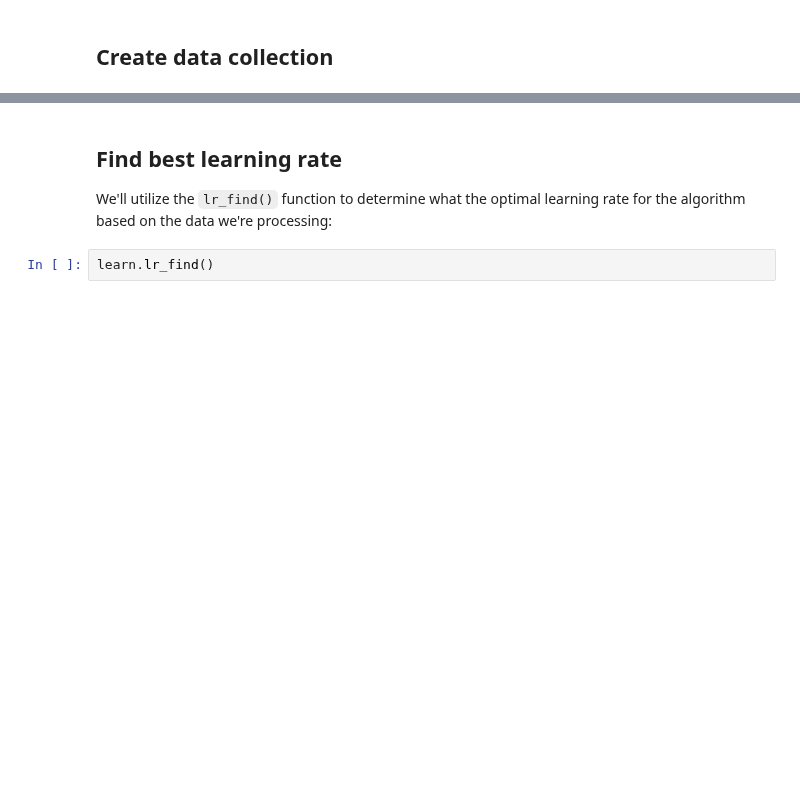
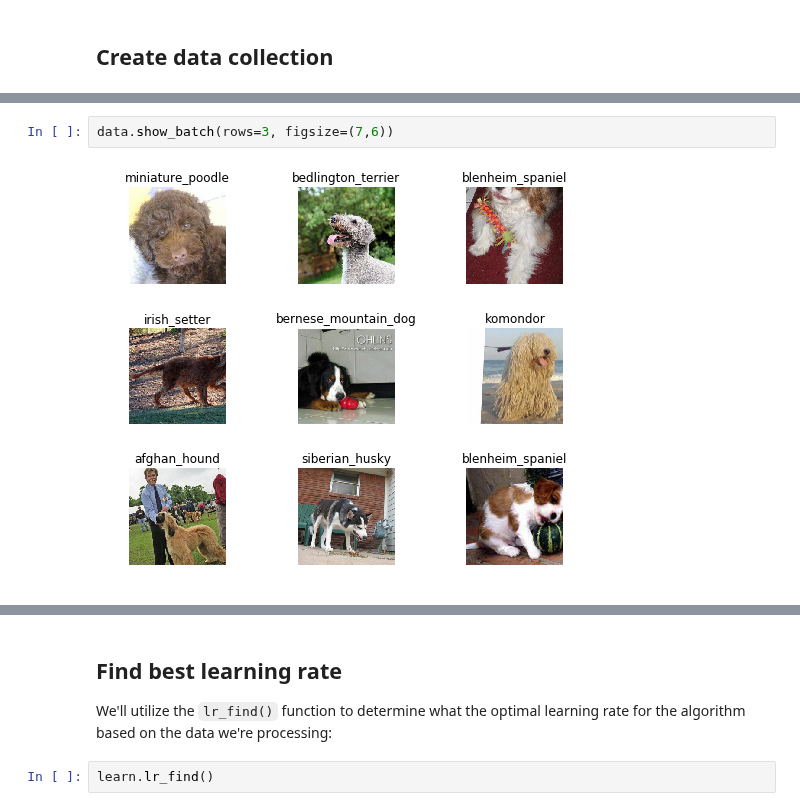
Before and after one commit to nrasch/Portfolio, a Jupyter notebook: Machine-Learning/Python/03-ComputerVision-Classification/DogBreeds.ipynb, the cells around one changed output, grey strips where cells are left out. Cells and saved outputs as stored; diff of their text form; blank space fills up the shorter version.

```diff
--- a/Machine-Learning/Python/03-ComputerVision-Classification/DogBreeds.ipynb
+++ b/Machine-Learning/Python/03-ComputerVision-Classification/DogBreeds.ipynb
@@ -197,0 +206,4 @@ batchSize:  32
+# %%
+data.show_batch(rows=3, figsize=(7,6))
+# %% [output]
+[figure, added]
```
Also changed, not shown: parts of 59 cells of this notebook.
